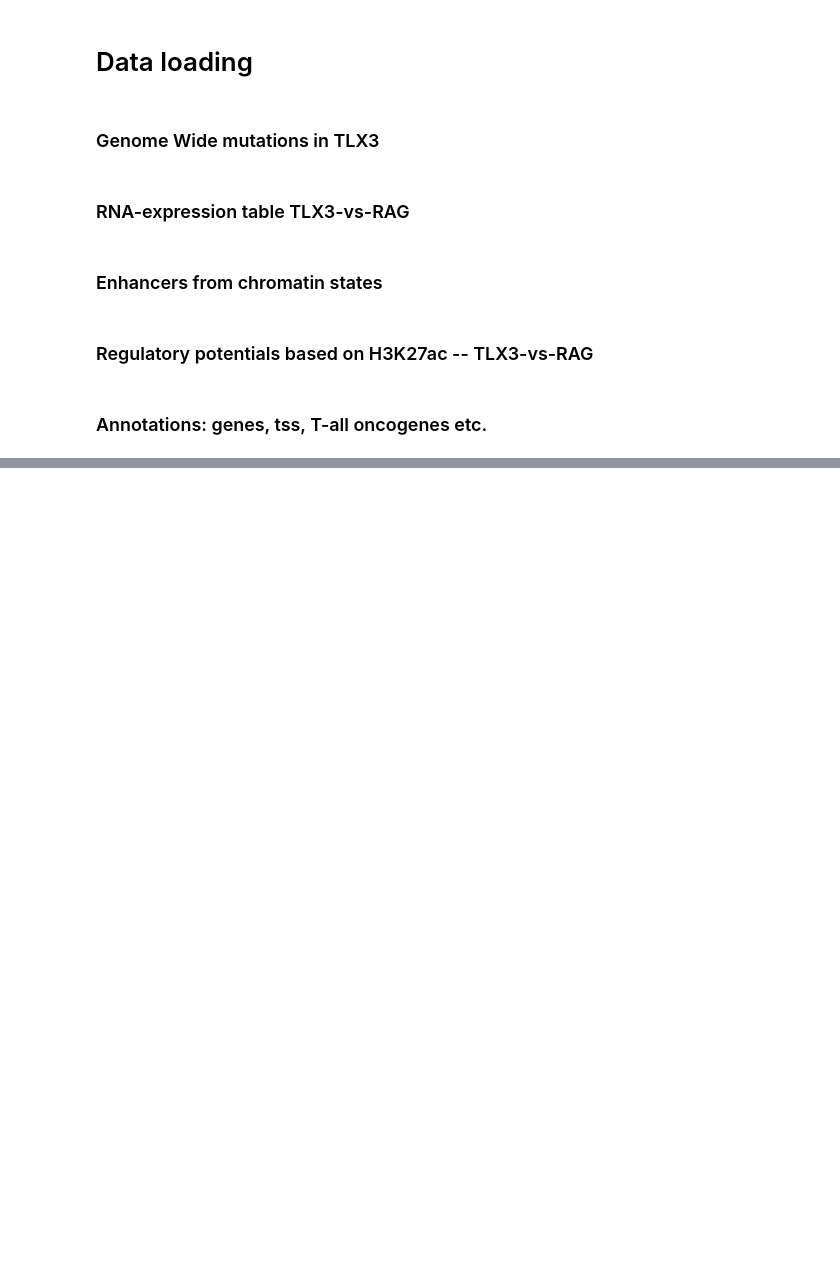
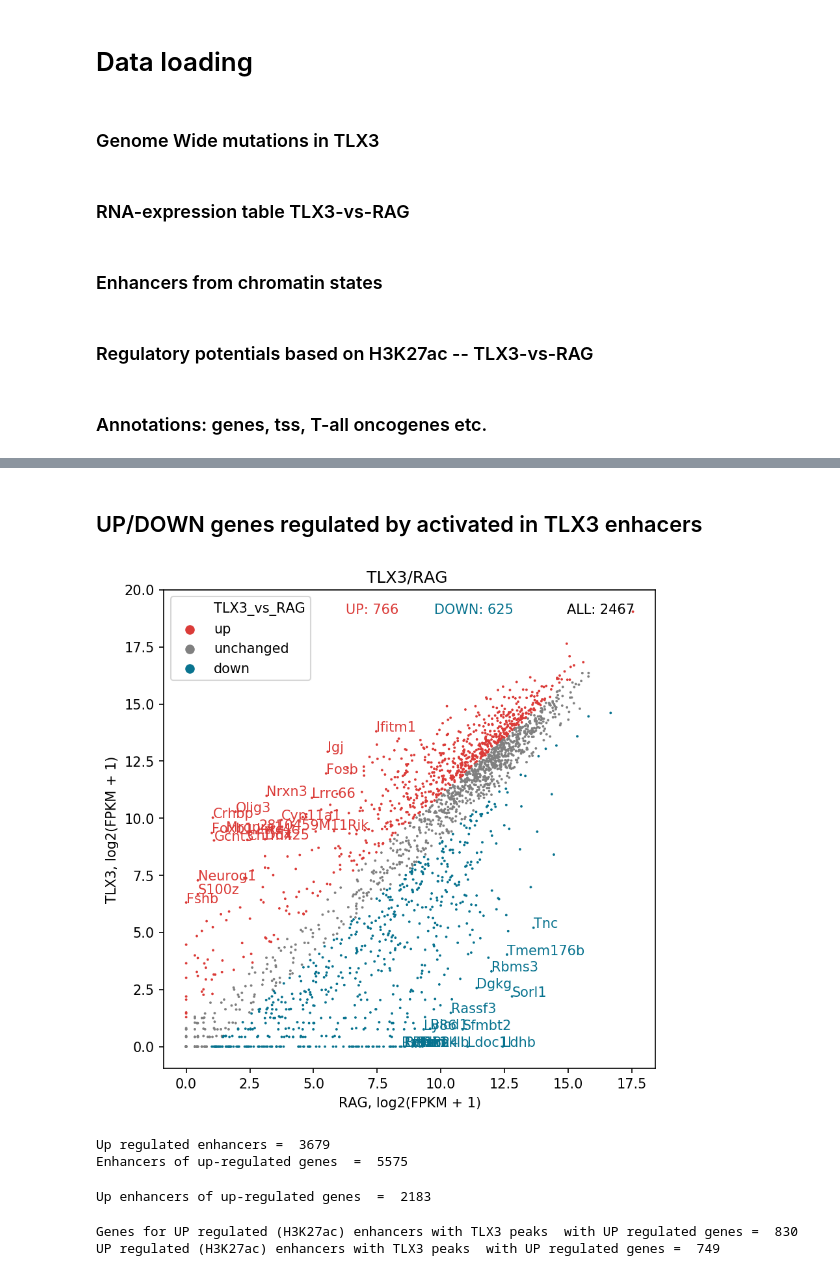
Before and after one commit to Benja1972/bioinformatics, a Jupyter notebook: TLX3_Project_Story_2019.ipynb, the cells around one changed output, grey strips where cells are left out. Cells and saved outputs as stored; diff of their text form; code cells hidden in the pictures; blank space fills up the shorter version.

```diff
--- a/TLX3_Project_Story_2019.ipynb
+++ b/TLX3_Project_Story_2019.ipynb
@@ -111,0 +184,18 @@ tsen = pb.BedTool.from_dataframe(ts_en).sort()
+# %%
+## UP regulated by H3K27ac enhancers
+tlx_rag_27ac_FC=df[0]
+
+
+### genes associate with top UP enhancers
+tlx_vs_rag_top = list(tlx_rag_27ac_FC.index)
+tlx_vs_rag_topGenes = emm.gene_enh(tlx_vs_rag_top,enh2gn)
+# %% [markdown]
+## UP/DOWN genes regulated by activated in TLX3 enhacers
+# %%
+# -- Pheno --
+A,B = 'TLX3','RAG'
+classes = [A]*3+[B]*3
+
+tmp=rn.scatter_n(expr[expr.index.isin(tlx_vs_rag_topGenes)], A, B,classes=classes, n_top=18)
+# %% [output]
+[figure, added]
@@ -111,0 +206,12 @@ tsen = pb.BedTool.from_dataframe(ts_en).sort()
+# %%
+print('Up regulated enhancers = ',len(tlx_vs_rag_top))
+print('Enhancers of up-regulated genes  = ',len(up_gene_enh))
+# %% [output]
+Up regulated enhancers =  3679
+Enhancers of up-regulated genes  =  5575
+# %%
+# Up enhancers with up genes
+up_enh_up_genes = list(set(tlx_vs_rag_top) & set(up_gene_enh))
+print('Up enhancers of up-regulated genes  = ',len(up_enh_up_genes))
+# %% [output]
+Up enhancers of up-regulated genes  =  2183
@@ -111,0 +228,10 @@ tsen = pb.BedTool.from_dataframe(ts_en).sort()
+# %%
+# Finally
+# associated genes
+enh_up_up_tlx_genes = emm.gene_enh(list(enh_up_up_tlx['name']),enh2gn)
+
+print('Genes for UP regulated (H3K27ac) enhancers with TLX3 peaks  with UP regulated genes = ',len(enh_up_up_tlx_genes))
+print('UP regulated (H3K27ac) enhancers with TLX3 peaks  with UP regulated genes = ',len(enh_up_up_tlx))
+# %% [output]
+Genes for UP regulated (H3K27ac) enhancers with TLX3 peaks  with UP regulated genes =  830
+UP regulated (H3K27ac) enhancers with TLX3 peaks  with UP regulated genes =  749
```
Also changed, not shown: parts of 30 cells of this notebook, 6 other files.
